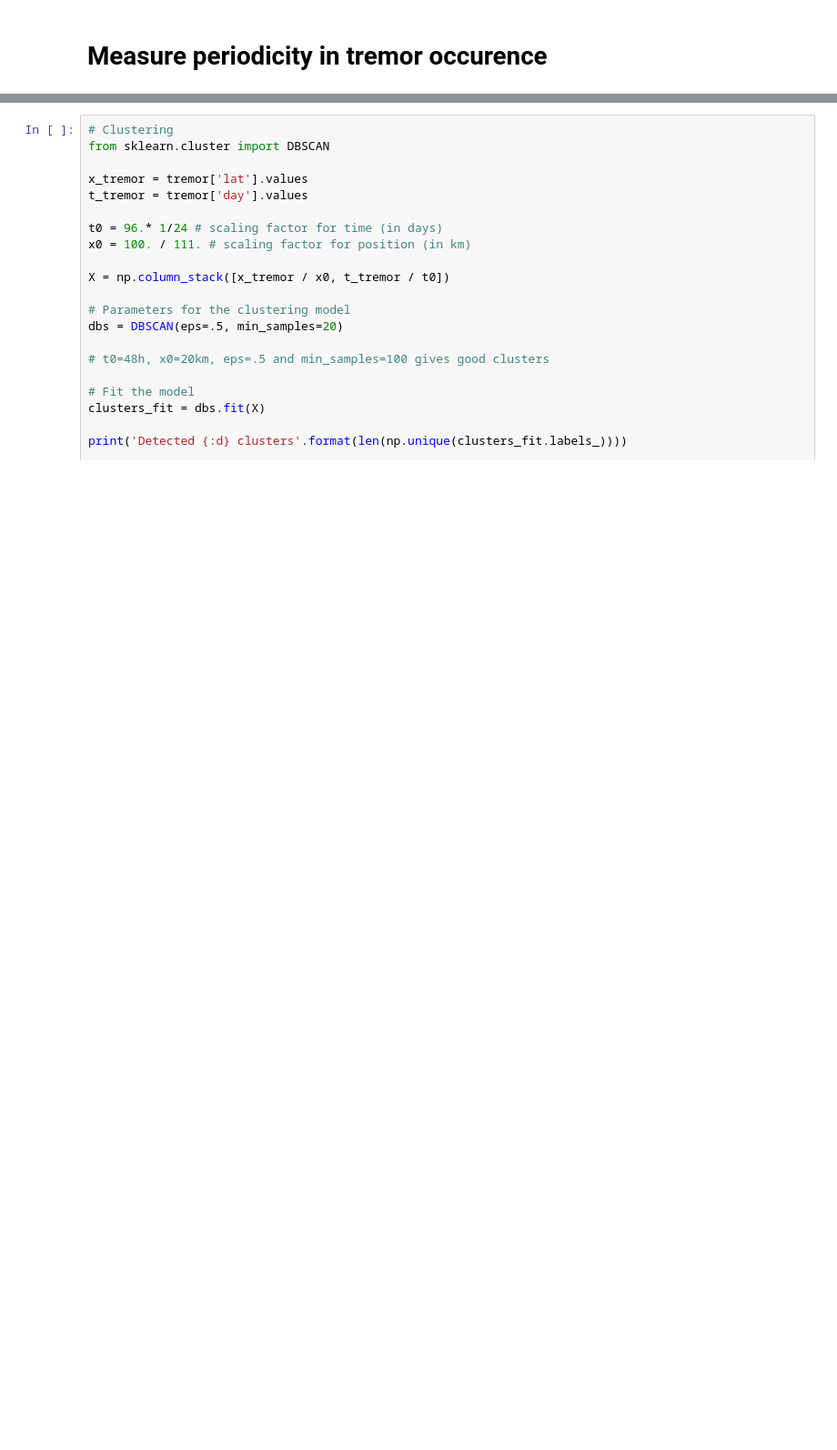
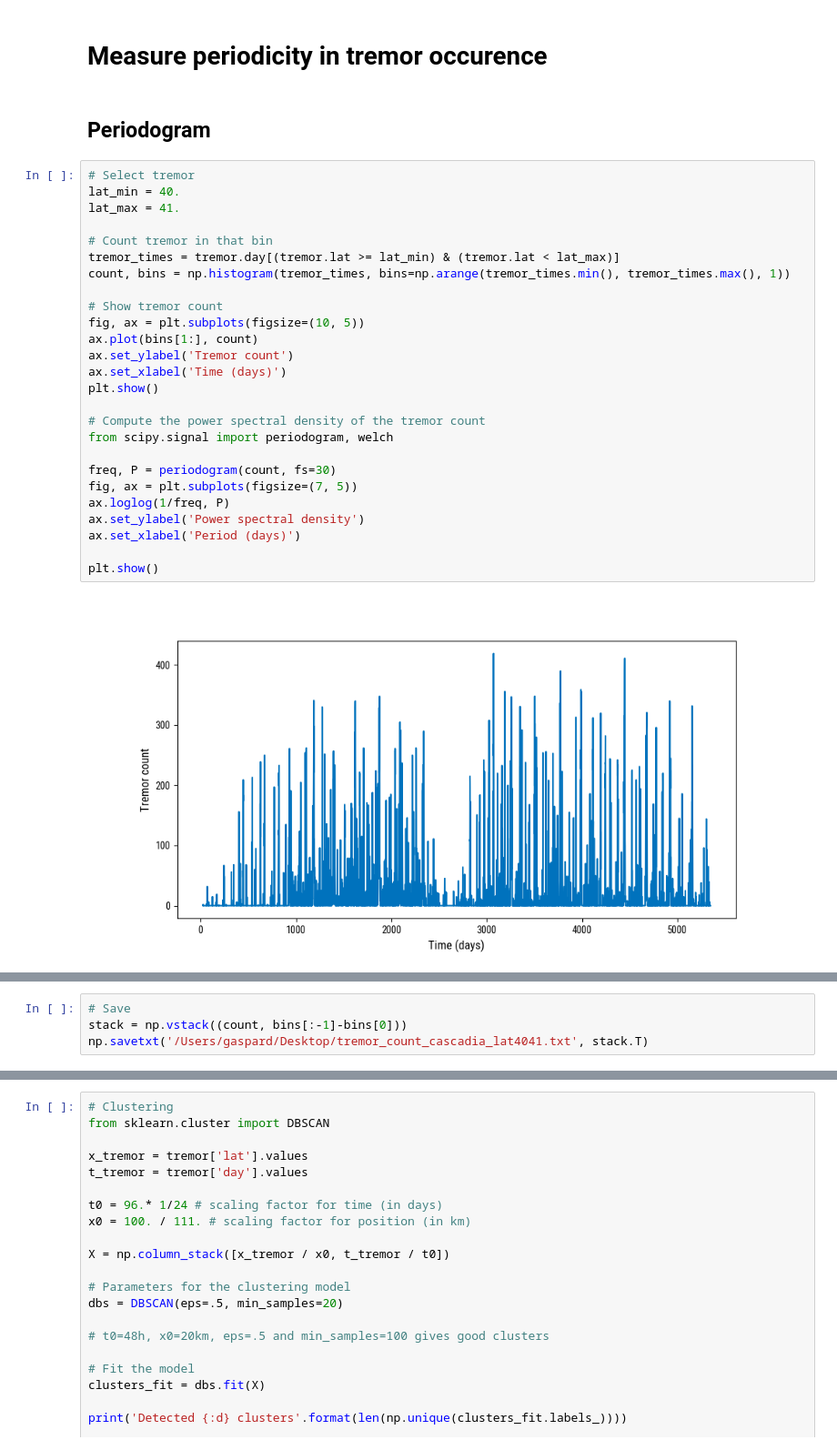
Before and after one commit to gfarge/tremor_v_eq, a Jupyter notebook: cascadia_overview.ipynb, the cells around one changed output, grey strips where cells are left out. Shown: that part at 91% size. Saved outputs shown, nothing was run; the diff lists cells and outputs as text; blank space fills up the shorter version.

```diff
--- a/cascadia_overview.ipynb
+++ b/cascadia_overview.ipynb
@@ -305,2 +300,32 @@ plt.show()
 # %% [markdown]
 # Measure periodicity in tremor occurence
+# %% [markdown]
+## Periodogram
+# %%
+# Select tremor
+lat_min = 40.
+lat_max = 41.
+
+# Count tremor in that bin
+tremor_times = tremor.day[(tremor.lat >= lat_min) & (tremor.lat < lat_max)]
+count, bins = np.histogram(tremor_times, bins=np.arange(tremor_times.min(), tremor_times.max(), 1))
+
+# Show tremor count
+fig, ax = plt.subplots(figsize=(10, 5))
+ax.plot(bins[1:], count)
+ax.set_ylabel('Tremor count')
+ax.set_xlabel('Time (days)')
+plt.show()
+
+# Compute the power spectral density of the tremor count
+from scipy.signal import periodogram, welch
+
+freq, P = periodogram(count, fs=30)
+fig, ax = plt.subplots(figsize=(7, 5))
+ax.loglog(1/freq, P)
+ax.set_ylabel('Power spectral density')
+ax.set_xlabel('Period (days)')
+
+plt.show()
+# %% [output]
+[figure, added]
@@ -306,0 +333,4 @@ plt.show()
+# %%
+# Save
+stack = np.vstack((count, bins[:-1]-bins[0]))
+np.savetxt('/Users/gaspard/Desktop/tremor_count_cascadia_lat4041.txt', stack.T)
```
Also changed, not shown: parts of 5 cells of this notebook, 1 other file.
